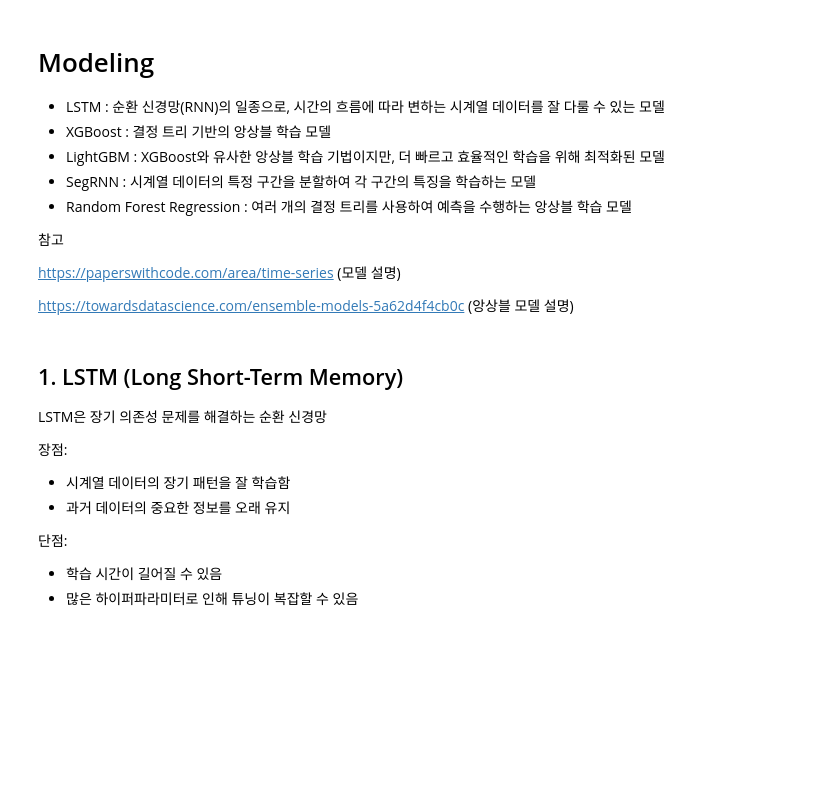
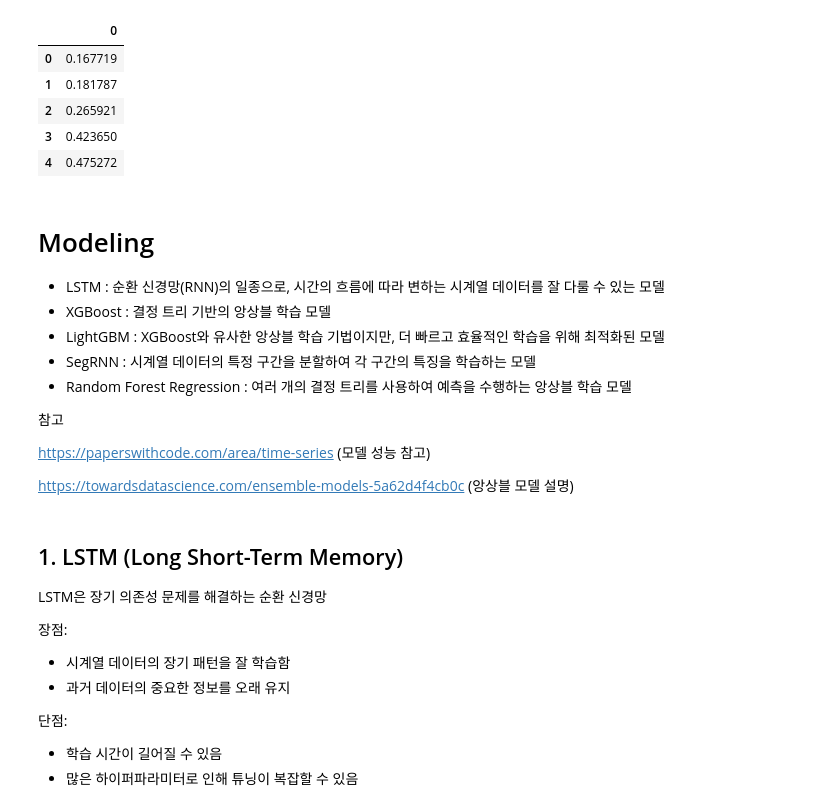
Before and after one commit to jangjung-coding/lettuce_predict_ai, a Jupyter notebook: lettuce_AI.ipynb, the cells around one changed output. Cells and saved outputs as stored; diff of their text form; code cells hidden in the pictures; blank space fills up the shorter version.

```diff
--- a/lettuce_AI.ipynb
+++ b/lettuce_AI.ipynb
@@ -233,0 +205,9 @@ submission.close()
+# %%
+train_y.head()
+# %% [output]
+|  | 0 |
+| 0 | 0.167719 |
+| 1 | 0.181787 |
+| 2 | 0.265921 |
+| 3 | 0.423650 |
+| 4 | 0.475272 |
@@ -241,7 +228,7 @@ submission.close()
 
 참고
 
-https://paperswithcode.com/area/time-series (모델 설명)
+https://paperswithcode.com/area/time-series (모델 성능 참고)
 
 https://towardsdatascience.com/ensemble-models-5a62d4f4cb0c (앙상블 모델 설명)
 # %% [markdown]
```
Also changed, not shown: parts of 46 cells of this notebook.
